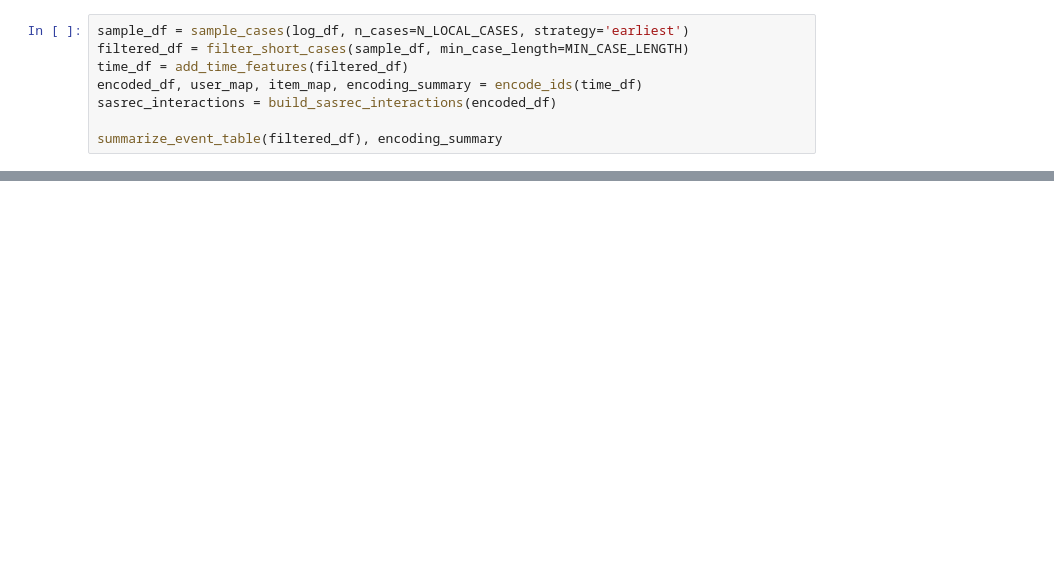
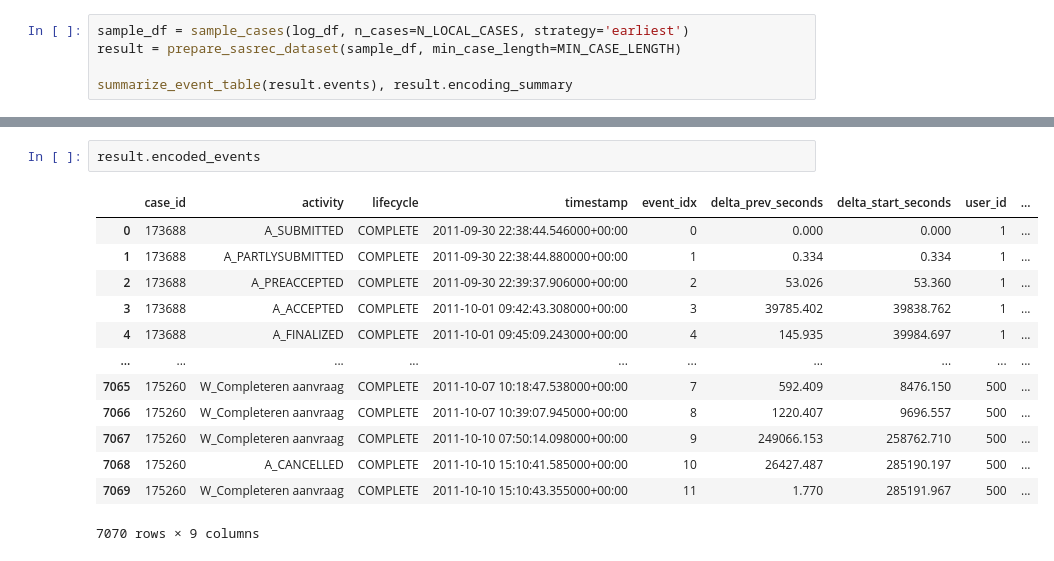
Before and after one commit to hwbuzz/time-aware-behavior-prediction, a Jupyter notebook: notebooks/local_test_completeOnly.ipynb, the cells around one changed output, grey strips where cells are left out. Cells and saved outputs as stored; diff of their text form; blank space fills up the shorter version.

```diff
--- a/notebooks/local_test_completeOnly.ipynb
+++ b/notebooks/local_test_completeOnly.ipynb
@@ -43,8 +49,5 @@ summarize_event_table(log_df)
 # %%
 sample_df = sample_cases(log_df, n_cases=N_LOCAL_CASES, strategy='earliest')
-filtered_df = filter_short_cases(sample_df, min_case_length=MIN_CASE_LENGTH)
-time_df = add_time_features(filtered_df)
-encoded_df, user_map, item_map, encoding_summary = encode_ids(time_df)
-sasrec_interactions = build_sasrec_interactions(encoded_df)
+result = prepare_sasrec_dataset(sample_df, min_case_length=MIN_CASE_LENGTH)
 
-summarize_event_table(filtered_df), encoding_summary
+summarize_event_table(result.events), result.encoding_summary
@@ -50,0 +106,16 @@ summarize_event_table(filtered_df), encoding_summary
+# %%
+result.encoded_events
+# %% [output]
+|  | case_id | activity | lifecycle | timestamp | event_idx | delta_prev_seconds | delta_start_seconds | user_id | ... |
+| 0 | 173688 | A_SUBMITTED | COMPLETE | 2011-09-30 22:38:44.546000+00:00 | 0 | 0.000 | 0.000 | 1 | ... |
+| 1 | 173688 | A_PARTLYSUBMITTED | COMPLETE | 2011-09-30 22:38:44.880000+00:00 | 1 | 0.334 | 0.334 | 1 | ... |
+| 2 | 173688 | A_PREACCEPTED | COMPLETE | 2011-09-30 22:39:37.906000+00:00 | 2 | 53.026 | 53.360 | 1 | ... |
+| 3 | 173688 | A_ACCEPTED | COMPLETE | 2011-10-01 09:42:43.308000+00:00 | 3 | 39785.402 | 39838.762 | 1 | ... |
+| 4 | 173688 | A_FINALIZED | COMPLETE | 2011-10-01 09:45:09.243000+00:00 | 4 | 145.935 | 39984.697 | 1 | ... |
+| ... | ... | ... | ... | ... | ... | ... | ... | ... | ... |
+| 7065 | 175260 | W_Completeren aanvraag | COMPLETE | 2011-10-07 10:18:47.538000+00:00 | 7 | 592.409 | 8476.150 | 500 | ... |
+| 7066 | 175260 | W_Completeren aanvraag | COMPLETE | 2011-10-07 10:39:07.945000+00:00 | 8 | 1220.407 | 9696.557 | 500 | ... |
+| 7067 | 175260 | W_Completeren aanvraag | COMPLETE | 2011-10-10 07:50:14.098000+00:00 | 9 | 249066.153 | 258762.710 | 500 | ... |
+| 7068 | 175260 | A_CANCELLED | COMPLETE | 2011-10-10 15:10:41.585000+00:00 | 10 | 26427.487 | 285190.197 | 500 | ... |
+| 7069 | 175260 | W_Completeren aanvraag | COMPLETE | 2011-10-10 15:10:43.355000+00:00 | 11 | 1.770 | 285191.967 | 500 | ... |
+7070 rows × 9 columns
```
Also changed, not shown: parts of 20 cells of this notebook, 3 other files.
